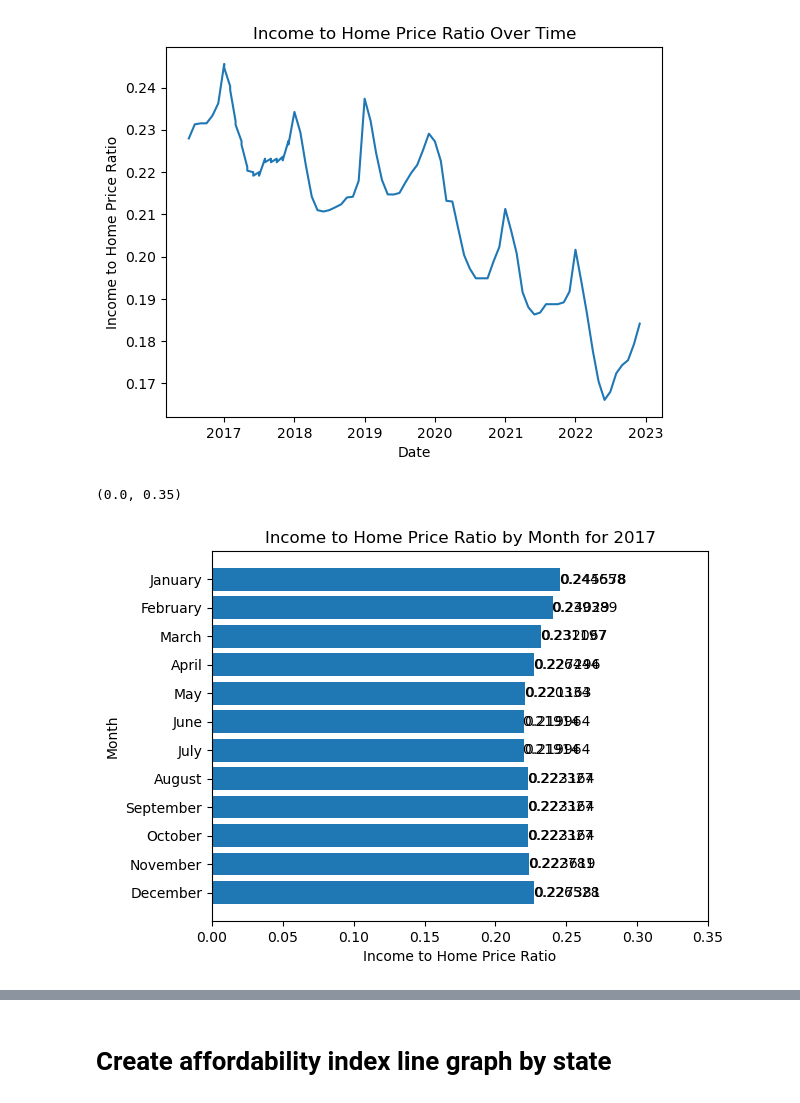
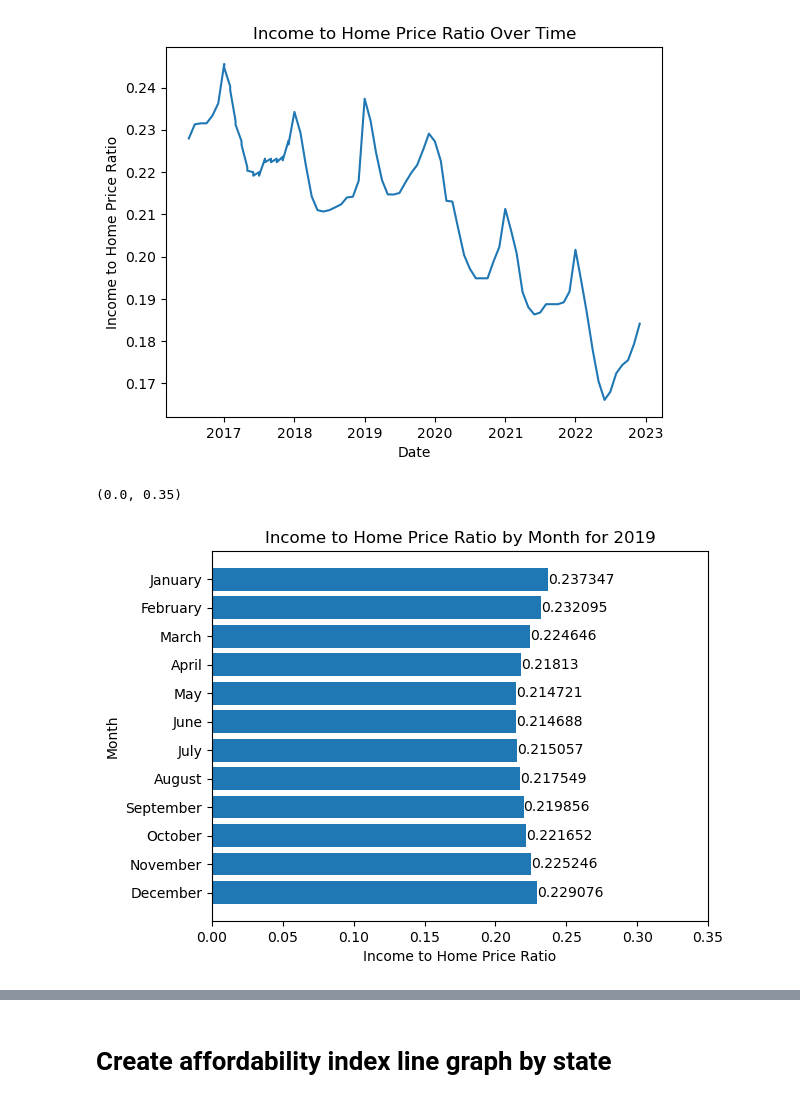
Before and after one commit to ParisAParker/Housing-Affordability-Analysis, a Jupyter notebook: notebooks/Housing EDA.ipynb, the cells around one changed output, grey strips where cells are left out. Cells and saved outputs as stored; diff of their text form; code cells hidden in the pictures.

```diff
--- a/notebooks/Housing EDA.ipynb
+++ b/notebooks/Housing EDA.ipynb
@@ -62,26 +57,26 @@ Text(0.5, 1.0, 'Income to Home Price Ratio Over Time')
 [figure]
 # %%
 # Select the year
-year = 2017
+year = 2019
 
 # Create dataframe filtered for selected year
 filtered_df = national_housing_df.query(f'year == {year}')
 
 # Define x and y
 x = filtered_df['affordability_index']
 y = filtered_df['month']
 
 # Create horizontal bar chart for national affordability index by month
 fig, ax = plt.subplots()
 bars = ax.barh(y, x)
 
 # Set the title and axes
 ax.set_xlabel('Income to Home Price Ratio')
 ax.set_ylabel('Month')
 ax.set_title(f'Income to Home Price Ratio by Month for {year}')
 
 ax.bar_label(bars)
 ax.set_xlim(0,0.35)
 # %% [output]
 (0.0, 0.35)
-[figure, old version]
+[figure, new version]
```
Also changed, not shown: parts of 16 cells of this notebook, 1 other file.
